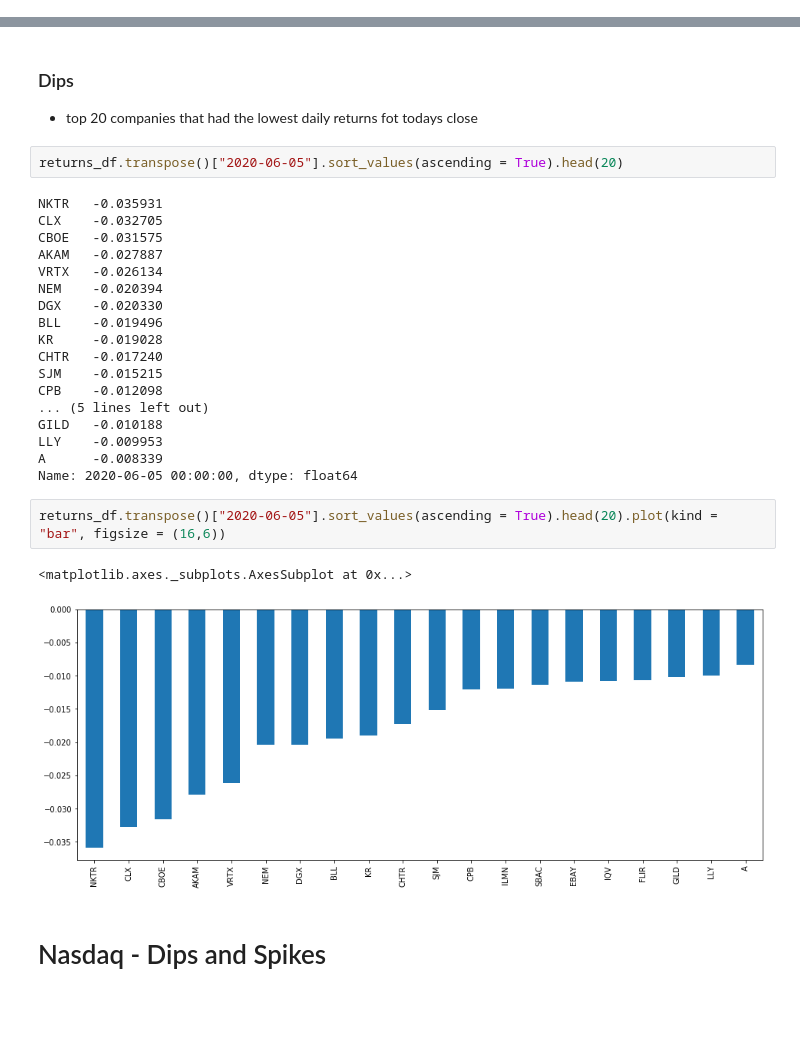
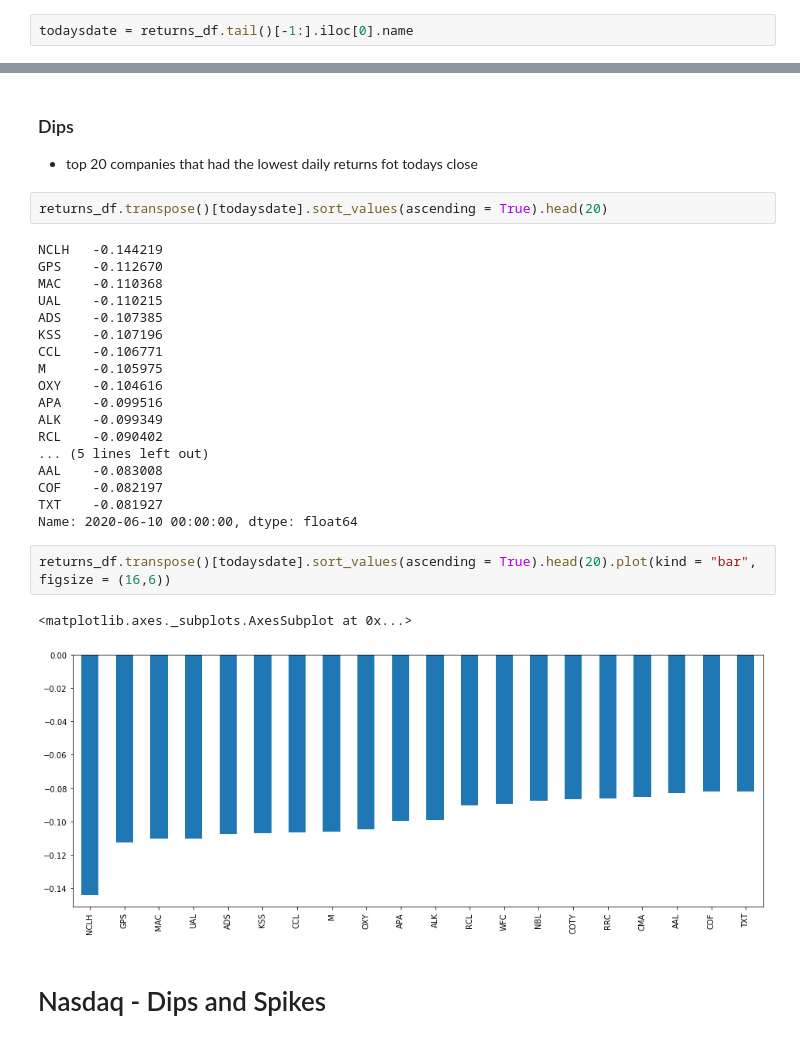
Before and after one commit to Berkat0789/Portfolio, a Jupyter notebook: Finance/S&P Daily Analysis - Returns/S&P and Nasdaq Daily returns analysis.ipynb, the cells around one changed output, grey strips where cells are left out. Saved outputs shown, nothing was run; the diff lists cells and outputs as text; blank space fills up the shorter version.

```diff
--- a/Finance/S&P Daily Analysis - Returns/S&P and Nasdaq Daily returns analysis.ipynb
+++ b/Finance/S&P Daily Analysis - Returns/S&P and Nasdaq Daily returns analysis.ipynb
@@ -83,4 +83,6 @@ for x in passed:
 # %% [markdown]
 ## Analysis of todays close - Spikes
 - top 20 companies that had the highest daily returns at close
+# %%
+todaysdate = returns_df.tail()[-1:].iloc[0].name
 # %%
@@ -112,30 +114,30 @@ returns_df.transpose()["2020-06-05"].sort_values(ascending = False).head(20).plo
 ### Dips
 - top 20 companies that had the lowest daily returns fot todays close
 # %%
-returns_df.transpose()["2020-06-05"].sort_values(ascending = True).head(20)
+returns_df.transpose()[todaysdate].sort_values(ascending = True).head(20)
 # %% [output]
-NKTR   -0.035931
-CLX    -0.032705
-CBOE   -0.031575
-AKAM   -0.027887
-VRTX   -0.026134
-NEM    -0.020394
-DGX    -0.020330
-BLL    -0.019496
-KR     -0.019028
-CHTR   -0.017240
-SJM    -0.015215
-CPB    -0.012098
+NCLH   -0.144219
+GPS    -0.112670
+MAC    -0.110368
+UAL    -0.110215
+ADS    -0.107385
+KSS    -0.107196
+CCL    -0.106771
+M      -0.105975
+OXY    -0.104616
+APA    -0.099516
+ALK    -0.099349
+RCL    -0.090402
 ... (5 lines left out)
-GILD   -0.010188
-LLY    -0.009953
-A      -0.008339
-Name: 2020-06-05 00:00:00, dtype: float64
+AAL    -0.083008
+COF    -0.082197
+TXT    -0.081927
+Name: 2020-06-10 00:00:00, dtype: float64
 # %%
-returns_df.transpose()["2020-06-05"].sort_values(ascending = True).head(20).plot(kind = "bar", figsize = (16,6))
+returns_df.transpose()[todaysdate].sort_values(ascending = True).head(20).plot(kind = "bar", figsize = (16,6))
 # %% [output]
 <matplotlib.axes._subplots.AxesSubplot at 0x...>
-[figure, old version]
+[figure, new version]
 # %% [markdown]
 # Nasdaq - Dips and Spikes
 # %% [markdown]
```
Also changed, not shown: parts of 10 cells of this notebook, 7 other files.
